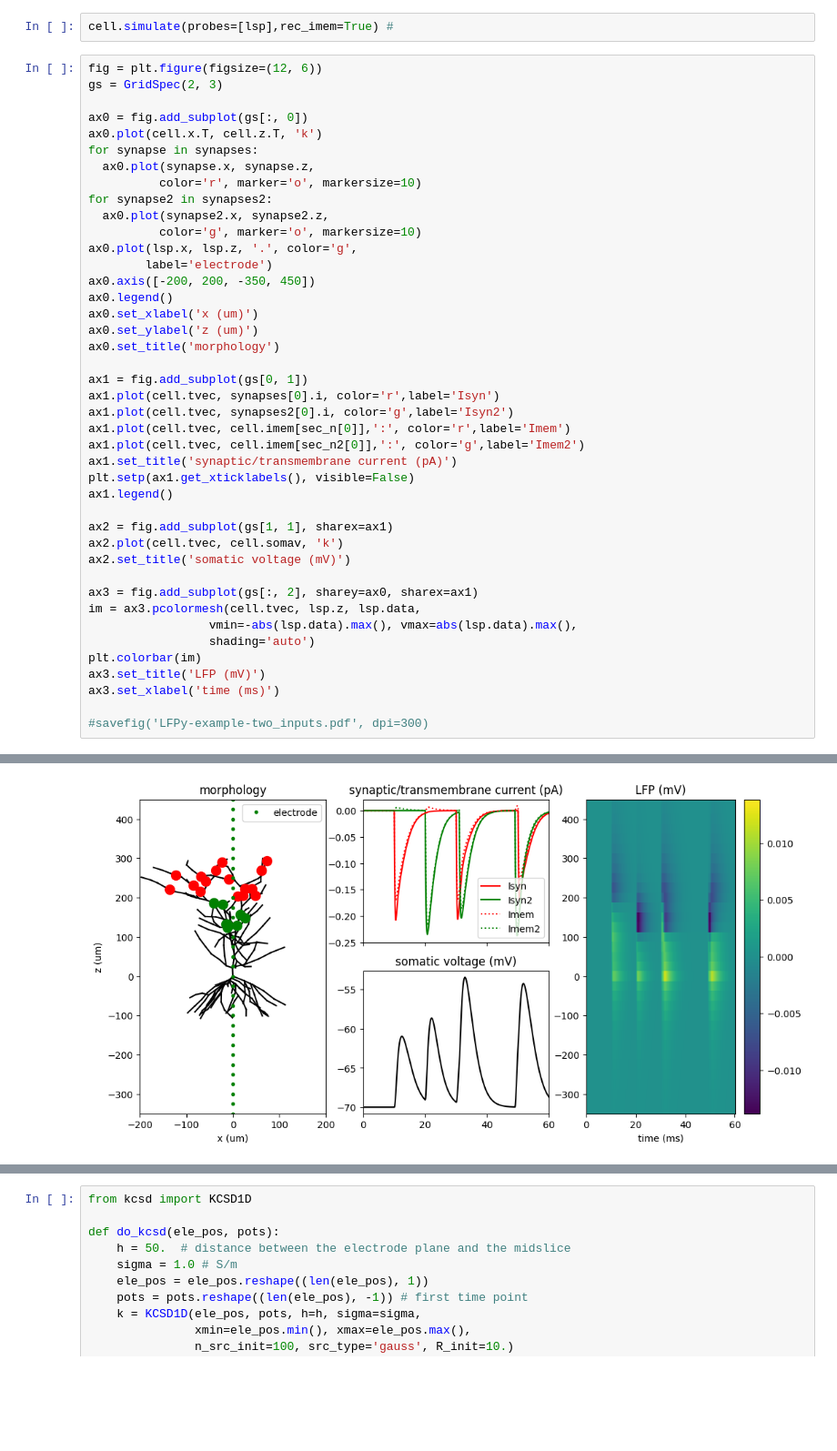
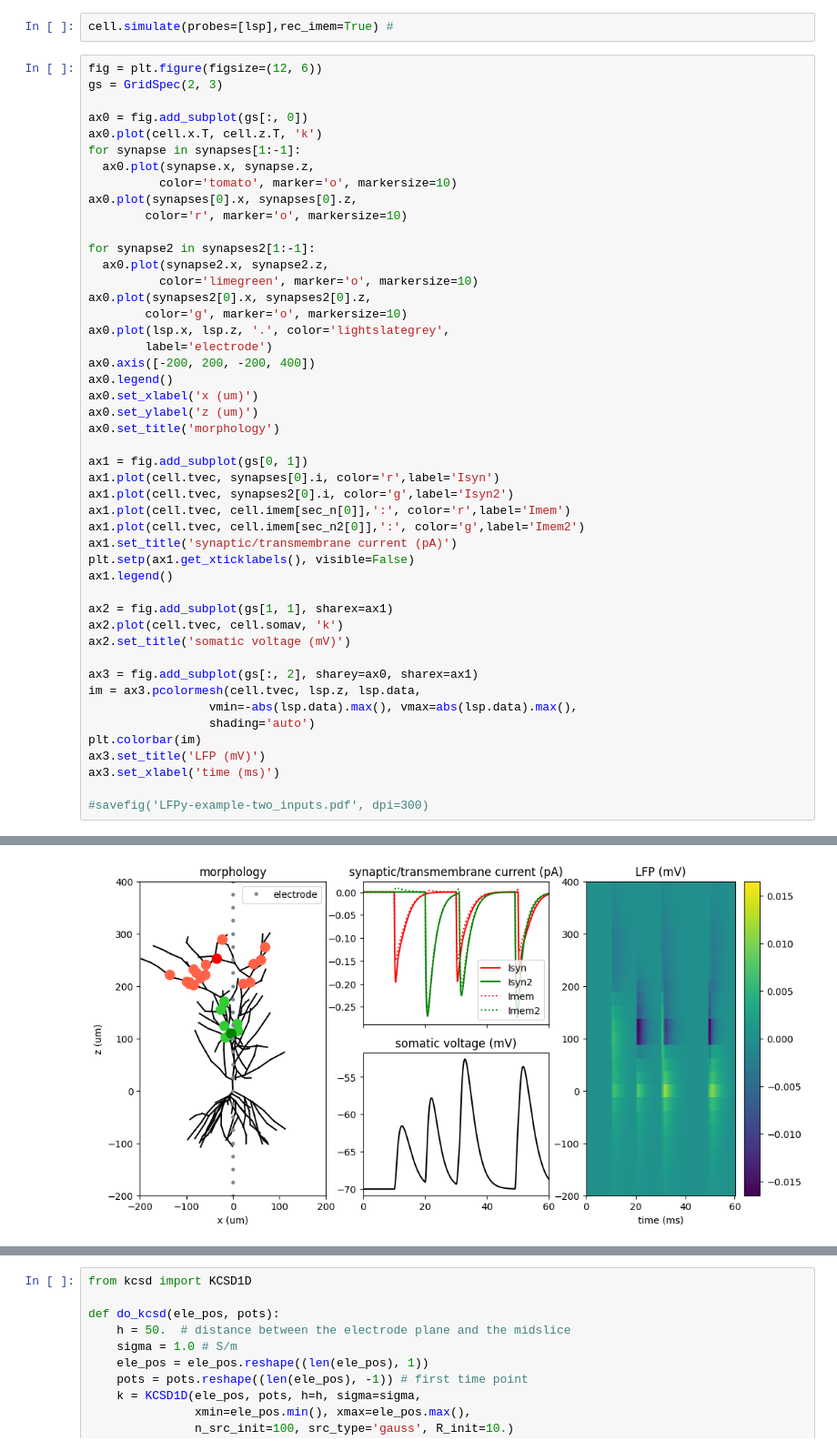
Before and after one commit to YY535/LFP_Simulation, a Jupyter notebook: LFPy_simple_example_CA1pyr.ipynb, the cells around one changed output, grey strips where cells are left out. Shown at 91% size. Cells and saved outputs as stored; diff of their text form; blank space fills up the shorter version.

```diff
--- a/LFPy_simple_example_CA1pyr.ipynb
+++ b/LFPy_simple_example_CA1pyr.ipynb
@@ -101,45 +95,50 @@ gs = GridSpec(2, 3)
 
 ax0 = fig.add_subplot(gs[:, 0])
 ax0.plot(cell.x.T, cell.z.T, 'k')
-for synapse in synapses:
+for synapse in synapses[1:-1]:
   ax0.plot(synapse.x, synapse.z,
-          color='r', marker='o', markersize=10)
-for synapse2 in synapses2:
+          color='tomato', marker='o', markersize=10)
+ax0.plot(synapses[0].x, synapses[0].z,
+        color='r', marker='o', markersize=10)
+
+for synapse2 in synapses2[1:-1]:
   ax0.plot(synapse2.x, synapse2.z,
-          color='g', marker='o', markersize=10)
-ax0.plot(lsp.x, lsp.z, '.', color='g',
+          color='limegreen', marker='o', markersize=10)
+ax0.plot(synapses2[0].x, synapses2[0].z,
+        color='g', marker='o', markersize=10)
+ax0.plot(lsp.x, lsp.z, '.', color='lightslategrey',
         label='electrode')
-ax0.axis([-200, 200, -350, 450])
+ax0.axis([-200, 200, -200, 400])
 ax0.legend()
 ax0.set_xlabel('x (um)')
 ax0.set_ylabel('z (um)')
 ax0.set_title('morphology')
 
 ax1 = fig.add_subplot(gs[0, 1])
 ax1.plot(cell.tvec, synapses[0].i, color='r',label='Isyn')
 ax1.plot(cell.tvec, synapses2[0].i, color='g',label='Isyn2')
 ax1.plot(cell.tvec, cell.imem[sec_n[0]],':', color='r',label='Imem')
 ax1.plot(cell.tvec, cell.imem[sec_n2[0]],':', color='g',label='Imem2')
 ax1.set_title('synaptic/transmembrane current (pA)')
 plt.setp(ax1.get_xticklabels(), visible=False)
 ax1.legend()
 
 ax2 = fig.add_subplot(gs[1, 1], sharex=ax1)
 ax2.plot(cell.tvec, cell.somav, 'k')
 ax2.set_title('somatic voltage (mV)')
 
 ax3 = fig.add_subplot(gs[:, 2], sharey=ax0, sharex=ax1)
 im = ax3.pcolormesh(cell.tvec, lsp.z, lsp.data,
                  vmin=-abs(lsp.data).max(), vmax=abs(lsp.data).max(),
                  shading='auto')
 plt.colorbar(im)
 ax3.set_title('LFP (mV)')
 ax3.set_xlabel('time (ms)')
 
 #savefig('LFPy-example-two_inputs.pdf', dpi=300)
 # %% [output]
 Text(0.5, 0, 'time (ms)')
-[figure, old version]
+[figure, new version]
 # %%
 !pip install git+https://github.com/Neuroinflab/kCSD-python.git
 # %% [output]
```
Also changed, not shown: parts of 7 cells of this notebook.
